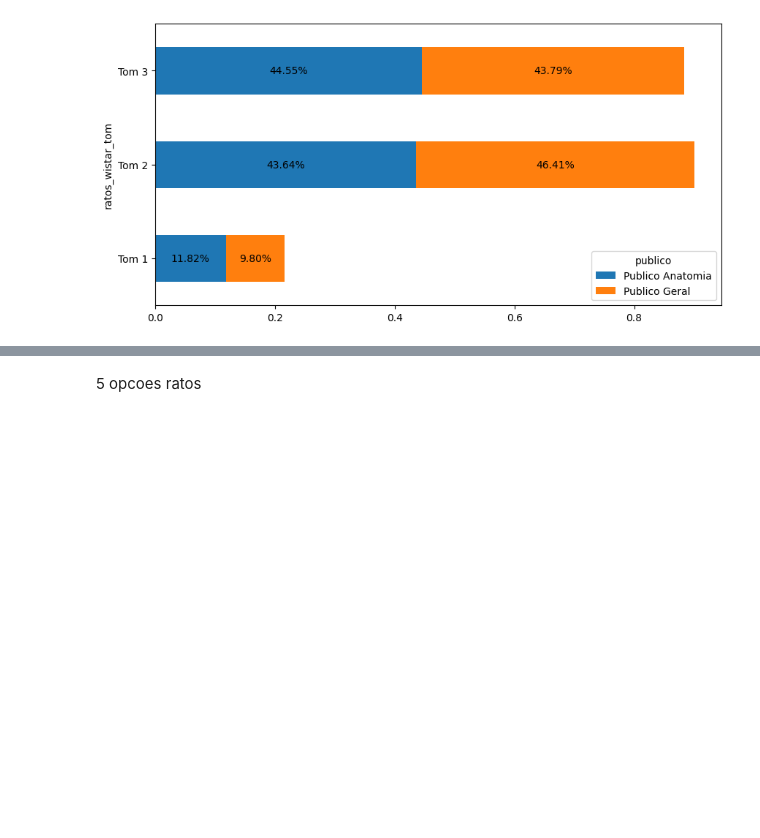
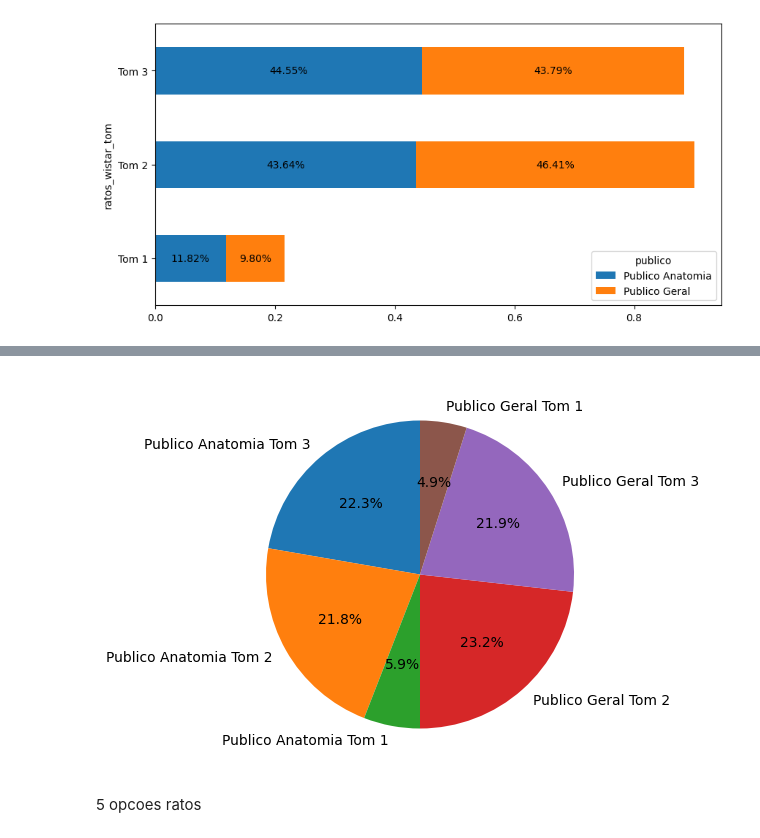
Before and after one commit to levyvix/dados_cat_tom, a Jupyter notebook: dados_categorizados.ipynb, the cells around one changed output, grey strips where cells are left out. Saved outputs shown, nothing was run; the diff lists cells and outputs as text; code cells hidden in the pictures; blank space fills up the shorter version.

```diff
--- a/dados_categorizados.ipynb
+++ b/dados_categorizados.ipynb
@@ -825,3 +1106,25 @@ data.sort_values("percentage").plot(kind='barh', x='publico_rato', y='percentage
+# %%
+data = (
+    df.query("n_tons == 3")
+    .groupby(["publico"])["ratos_wistar_tom"]
+    .value_counts(normalize=True)
+    .reset_index(name="percentage")
+)
+
+# join the first two columns into one
+data["publico_rato"] = data["publico"] + " " + data["ratos_wistar_tom"]
+
+# pie chart
+
+fig, ax = plt.subplots(figsize=(10, 5))
+ax.pie(
+    data["percentage"], labels=data["publico_rato"], autopct="%1.1f%%", startangle=90
+)
+
+plt.show()
+# Add text labels on the side of each bar
+# %% [output]
+[figure, added]
 # %% [markdown]
 5 opcoes ratos
 # %%
```
Also changed, not shown: parts of 20 cells of this notebook, 1 other file.
